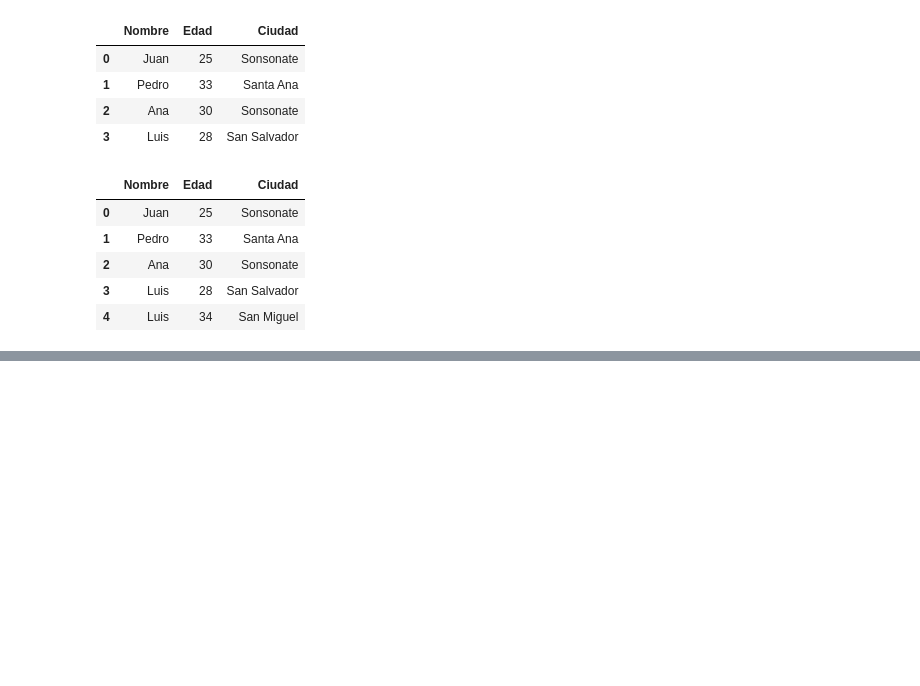
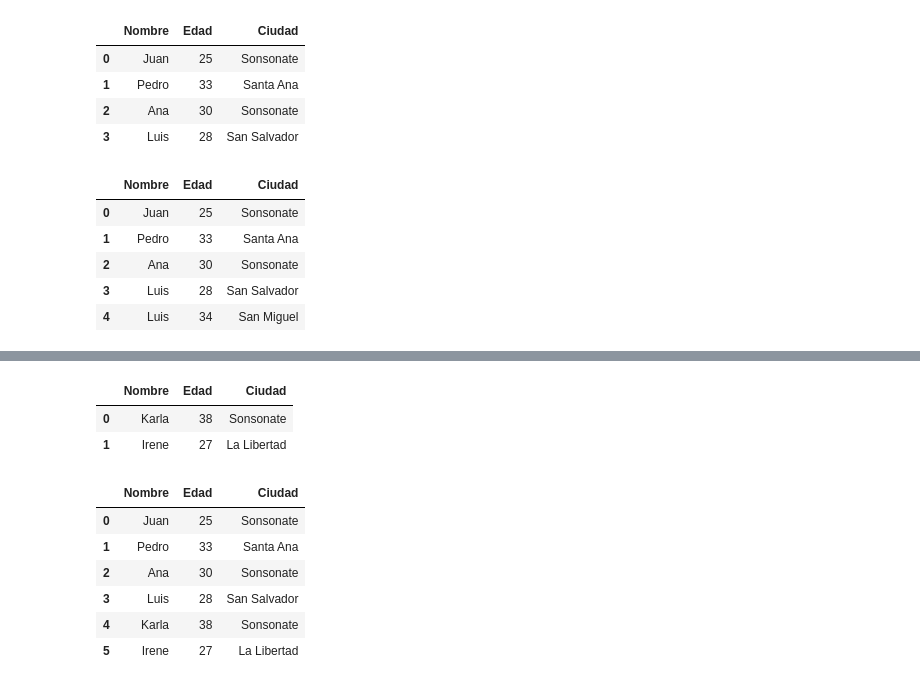
Before and after one commit to oscarm24/Analisis_de_datos_python, a Jupyter notebook: AnalisisDatos.ipynb, the cells around one changed output, grey strips where cells are left out. Cells and saved outputs as stored; diff of their text form; code cells hidden in the pictures; blank space fills up the shorter version.

Commit message:
combinacion de dataframe

```diff
--- a/AnalisisDatos.ipynb
+++ b/AnalisisDatos.ipynb
@@ -406,3 +406,17 @@ df
 | 2 | Ana | 30 | Sonsonate |
 | 3 | Luis | 28 | San Salvador |
 | 4 | Luis | 34 | San Miguel |
+# %%
+data = {'Nombre': ['Juan', 'Pedro','Ana','Luis'],
+        'Edad': [25,33,30,28]}
+df1 = pd.DataFrame(data)
+df1["Ciudad"] = ["Sonsonate", "Santa Ana", "Sonsonate", "San Salvador"]
+df1
+# Creamos otro DataFrame de ejemplo
+
+data2 = {'Nombre': ['Karla', 'Irene'],
+         'Edad' : [38,27],
+         'Ciudad' : ['Sonsonate','La Libertad']}
+df2 = pd.DataFrame(data2)
+
+df1
@@ -408,0 +429,18 @@ df
+# %%
+df2
+# %% [output]
+|  | Nombre | Edad | Ciudad |
+| 0 | Karla | 38 | Sonsonate |
+| 1 | Irene | 27 | La Libertad |
+# %%
+# Combinar dos Dataframe
+df_combined = pd.concat([df1,df2], ignore_index=True)
+df_combined
+# %% [output]
+|  | Nombre | Edad | Ciudad |
+| 0 | Juan | 25 | Sonsonate |
+| 1 | Pedro | 33 | Santa Ana |
+| 2 | Ana | 30 | Sonsonate |
+| 3 | Luis | 28 | San Salvador |
+| 4 | Karla | 38 | Sonsonate |
+| 5 | Irene | 27 | La Libertad |
```
Also changed, not shown: parts of 1 cell of this notebook.
